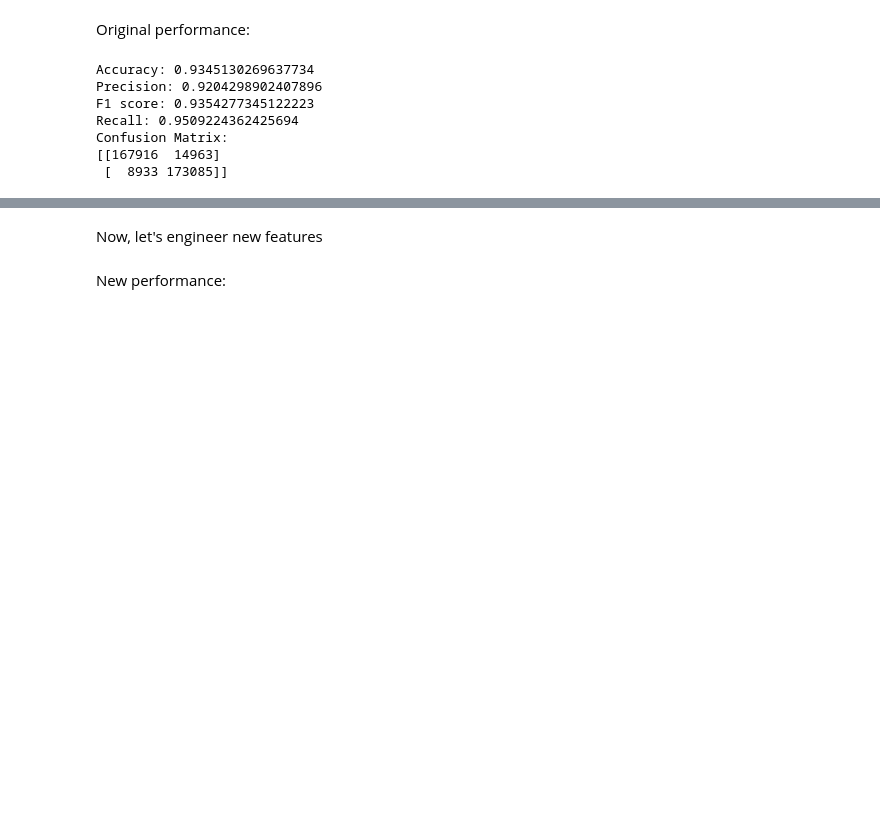
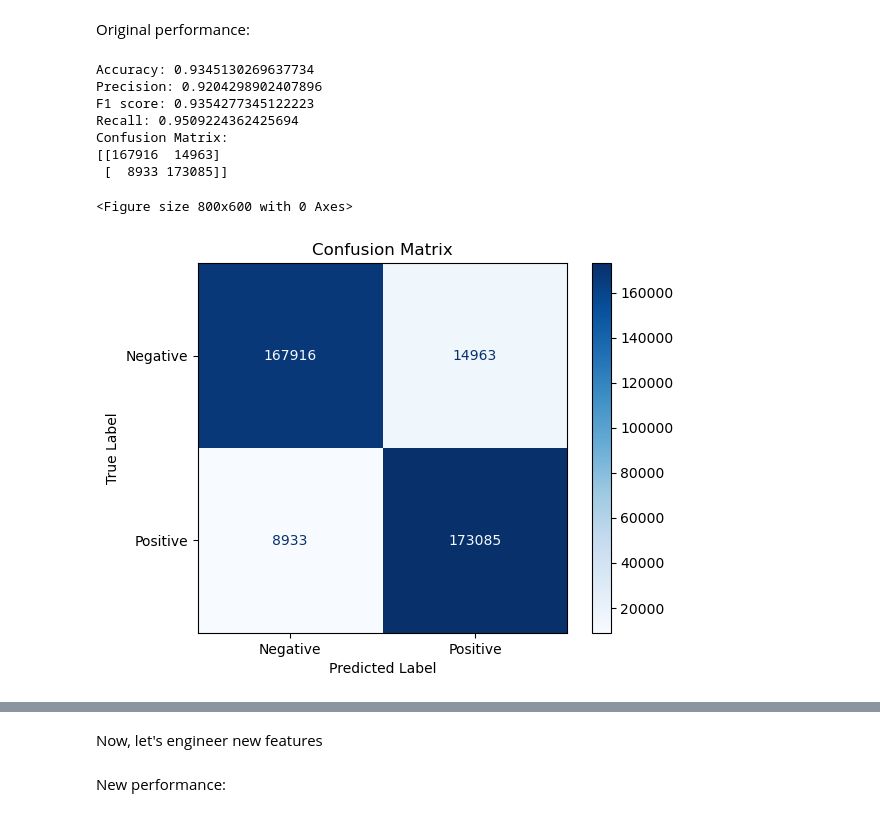
Before and after one commit to brayway05/fraud-detection, a Jupyter notebook: code/card_transdata/extra_testing.ipynb, the cells around one changed output, grey strips where cells are left out. Drawn from its saved outputs; the diff is of its cells as text; code cells hidden in the pictures; blank space fills up the shorter version.

```diff
--- a/code/card_transdata/extra_testing.ipynb
+++ b/code/card_transdata/extra_testing.ipynb
@@ -36,17 +38,29 @@ Original performance:
 # %%
 print(f'Accuracy: {logit_model.score(X_test, y_test)}')
 print(f'Precision: {precision_score(y_test, y_preds)}')
 print(f'F1 score: {f1_score(y_test, y_preds)}')
 print(f'Recall: {recall_score(y_test, y_preds)}')
-print(f'Confusion Matrix: \n{confusion_matrix(y_test, y_preds)}')
+cm = confusion_matrix(y_test, y_preds)
+print(f'Confusion Matrix: \n{cm}')
+
+disp = ConfusionMatrixDisplay(confusion_matrix=cm,
+                               display_labels=['Negative', 'Positive'])
+plt.figure(figsize=(8, 6))
+disp.plot(cmap='Blues', xticks_rotation='horizontal')
+plt.xlabel('Predicted Label')
+plt.ylabel('True Label')
+plt.title('Confusion Matrix')
+plt.show()
 # %% [output]
 Accuracy: 0.9345130269637734
 Precision: 0.9204298902407896
 F1 score: 0.9354277345122223
 Recall: 0.9509224362425694
 Confusion Matrix:
 [[167916  14963]
  [  8933 173085]]
+<Figure size 800x600 with 0 Axes>
+[figure, added]
 # %%
 dict(zip(logit_model.coef_.flatten(), X.columns))
 # %% [output]
```
Also changed, not shown: parts of 6 cells of this notebook, 20 other files.
